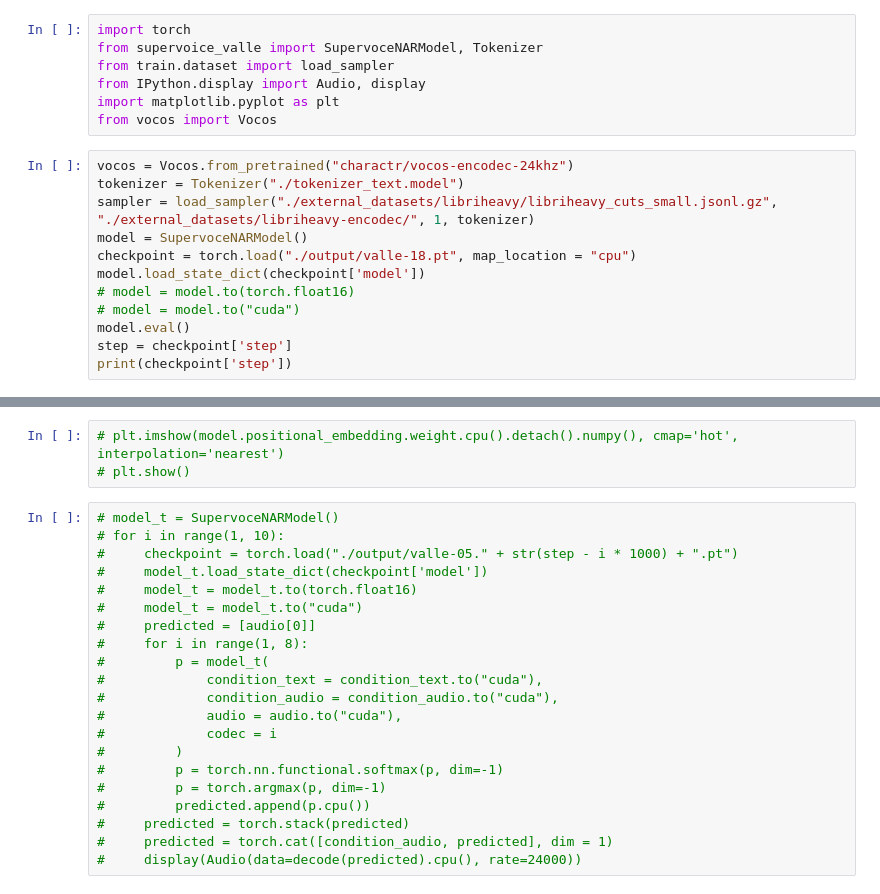
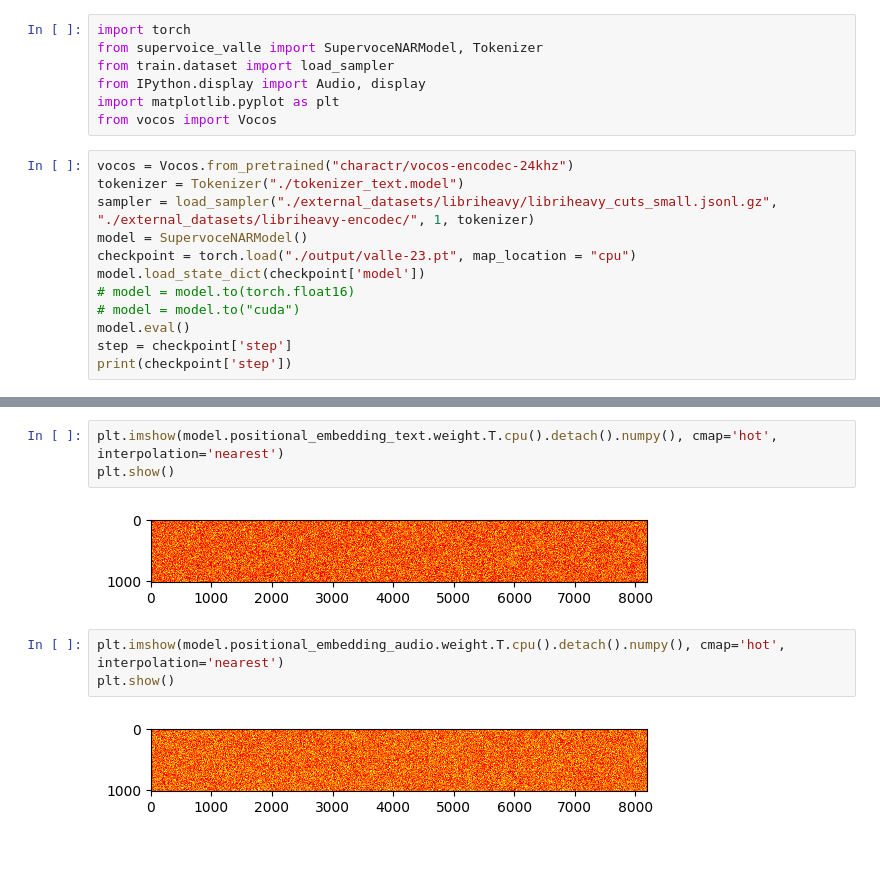
Before and after one commit to ex3ndr/supervoice-vall-e-2, a Jupyter notebook: welcome.ipynb, the cells around one changed output, grey strips where cells are left out. Saved outputs shown, nothing was run; the diff lists cells and outputs as text; blank space fills up the shorter version.

```diff
--- a/welcome.ipynb
+++ b/welcome.ipynb
@@ -10,7 +10,7 @@ vocos = Vocos.from_pretrained("charactr/vocos-encodec-24khz")
 tokenizer = Tokenizer("./tokenizer_text.model")
 sampler = load_sampler("./external_datasets/libriheavy/libriheavy_cuts_small.jsonl.gz", "./external_datasets/libriheavy-encodec/", 1, tokenizer)
 model = SupervoceNARModel()
-checkpoint = torch.load("./output/valle-18.pt", map_location = "cpu")
+checkpoint = torch.load("./output/valle-23.pt", map_location = "cpu")
 model.load_state_dict(checkpoint['model'])
 # model = model.to(torch.float16)
 # model = model.to("cuda")
@@ -102,25 +114,11 @@ tensor([ 372,  694,  372,  428,  428,  393,   30,   30,  976,  724,  339,  463,
 [interactive output not drawn]
 # %%
-# plt.imshow(model.positional_embedding.weight.cpu().detach().numpy(), cmap='hot', interpolation='nearest')
-# plt.show()
+plt.imshow(model.positional_embedding_text.weight.T.cpu().detach().numpy(), cmap='hot', interpolation='nearest')
+plt.show()
+# %% [output]
+[figure, added]
 # %%
-# model_t = SupervoceNARModel()
-# for i in range(1, 10):
-#     checkpoint = torch.load("./output/valle-05." + str(step - i * 1000) + ".pt")
-#     model_t.load_state_dict(checkpoint['model'])
-#     model_t = model_t.to(torch.float16)
-#     model_t = model_t.to("cuda")
-#     predicted = [audio[0]]
-#     for i in range(1, 8):
-#         p = model_t(
-#             condition_text = condition_text.to("cuda"),
-#             condition_audio = condition_audio.to("cuda"),
-#             audio = audio.to("cuda"),
-#             codec = i
-#         )
-#         p = torch.nn.functional.softmax(p, dim=-1)
-#         p = torch.argmax(p, dim=-1)
-#         predicted.append(p.cpu())
-#     predicted = torch.stack(predicted)
-#     predicted = torch.cat([condition_audio, predicted], dim = 1)
-#     display(Audio(data=decode(predicted).cpu(), rate=24000))
+plt.imshow(model.positional_embedding_audio.weight.T.cpu().detach().numpy(), cmap='hot', interpolation='nearest')
+plt.show()
+# %% [output]
+[figure, added]
```
Also changed, not shown: parts of 5 cells of this notebook, 4 other files.
